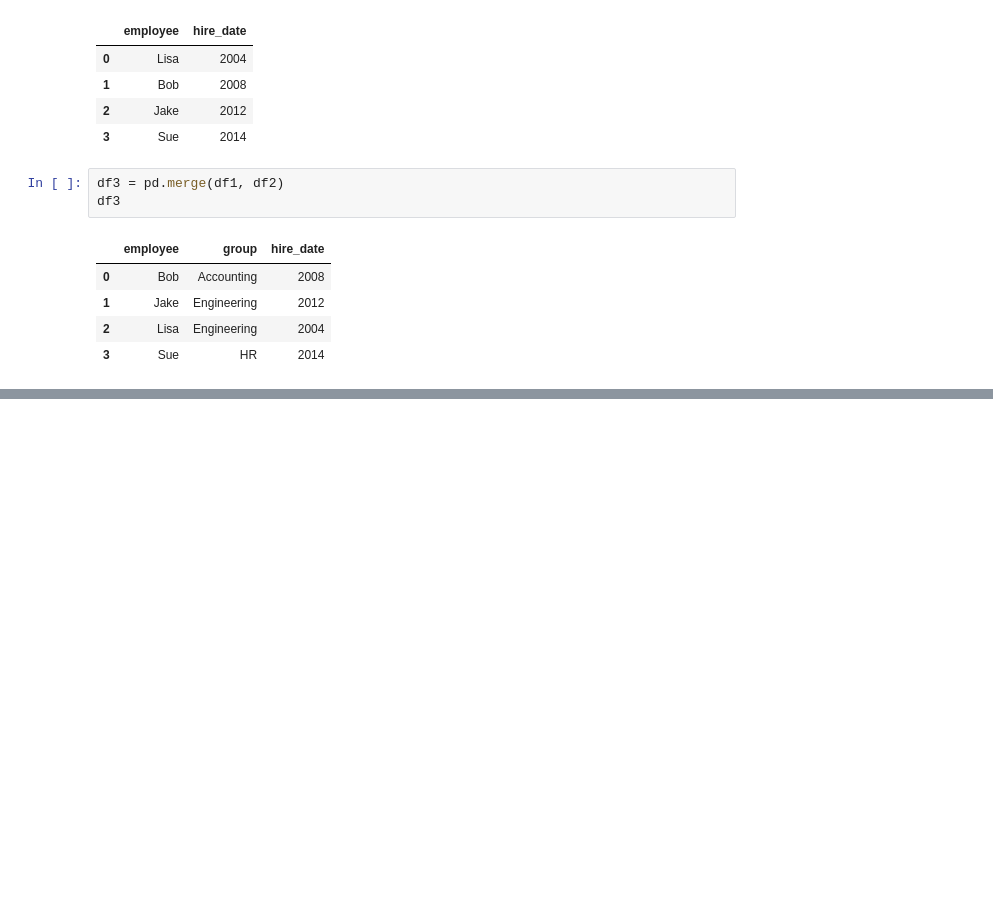
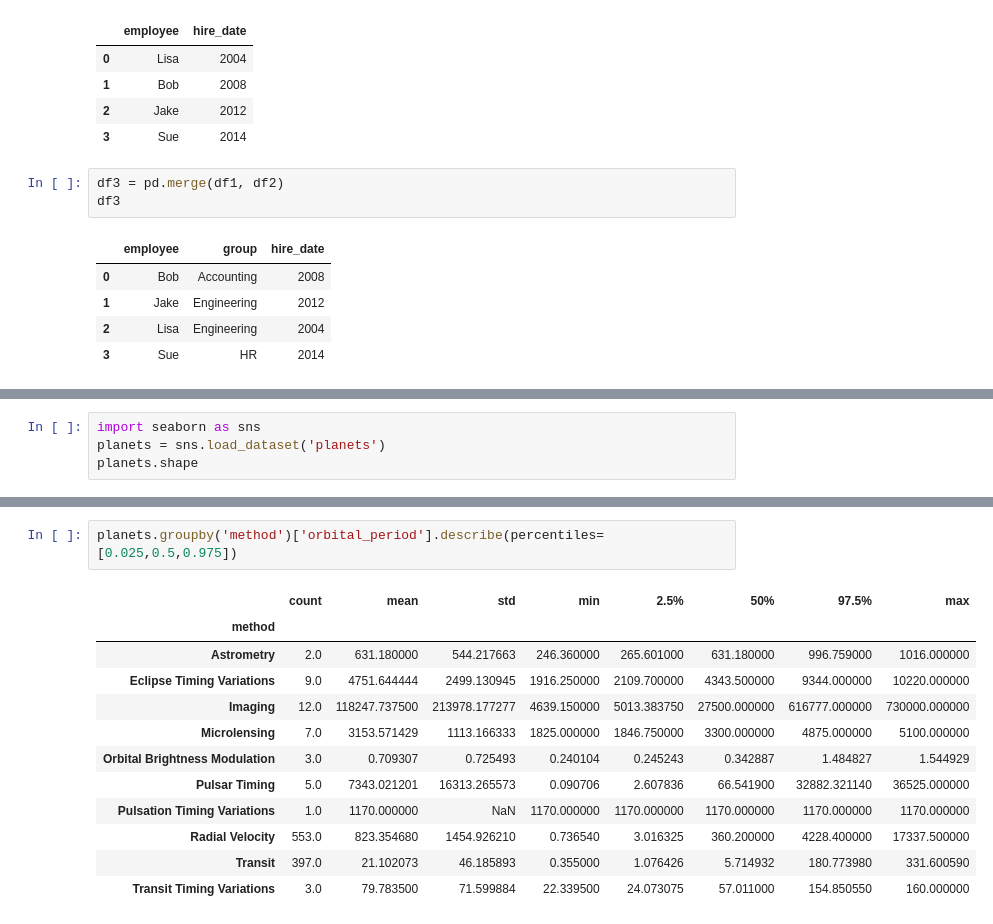
Before and after one commit to Xingchen-Yu/Python_machine_learning, a Jupyter notebook: code/Pandas.ipynb, the cells around one changed output, grey strips where cells are left out. Cells and saved outputs as stored; diff of their text form; blank space fills up the shorter version.

```diff
--- a/code/Pandas.ipynb
+++ b/code/Pandas.ipynb
@@ -1638,0 +2175,4 @@ df3
+# %%
+import seaborn as sns
+planets = sns.load_dataset('planets')
+planets.shape
@@ -1638,0 +2315,15 @@ df3
+# %%
+planets.groupby('method')['orbital_period'].describe(percentiles=[0.025,0.5,0.975])
+# %% [output]
+|  | count | mean | std | min | 2.5% | 50% | 97.5% | max |
+| method |  |  |  |  |  |  |  |  |
+| Astrometry | 2.0 | 631.180000 | 544.217663 | 246.360000 | 265.601000 | 631.180000 | 996.759000 | 1016.000000 |
+| Eclipse Timing Variations | 9.0 | 4751.644444 | 2499.130945 | 1916.250000 | 2109.700000 | 4343.500000 | 9344.000000 | 10220.000000 |
+| Imaging | 12.0 | 118247.737500 | 213978.177277 | 4639.150000 | 5013.383750 | 27500.000000 | 616777.000000 | 730000.000000 |
+| Microlensing | 7.0 | 3153.571429 | 1113.166333 | 1825.000000 | 1846.750000 | 3300.000000 | 4875.000000 | 5100.000000 |
+| Orbital Brightness Modulation | 3.0 | 0.709307 | 0.725493 | 0.240104 | 0.245243 | 0.342887 | 1.484827 | 1.544929 |
+| Pulsar Timing | 5.0 | 7343.021201 | 16313.265573 | 0.090706 | 2.607836 | 66.541900 | 32882.321140 | 36525.000000 |
+| Pulsation Timing Variations | 1.0 | 1170.000000 | NaN | 1170.000000 | 1170.000000 | 1170.000000 | 1170.000000 | 1170.000000 |
+| Radial Velocity | 553.0 | 823.354680 | 1454.926210 | 0.736540 | 3.016325 | 360.200000 | 4228.400000 | 17337.500000 |
+| Transit | 397.0 | 21.102073 | 46.185893 | 0.355000 | 1.076426 | 5.714932 | 180.773980 | 331.600590 |
+| Transit Timing Variations | 3.0 | 79.783500 | 71.599884 | 22.339500 | 24.073075 | 57.011000 | 154.850550 | 160.000000 |
```
Also changed, not shown: parts of 80 cells of this notebook, 3 other files.
